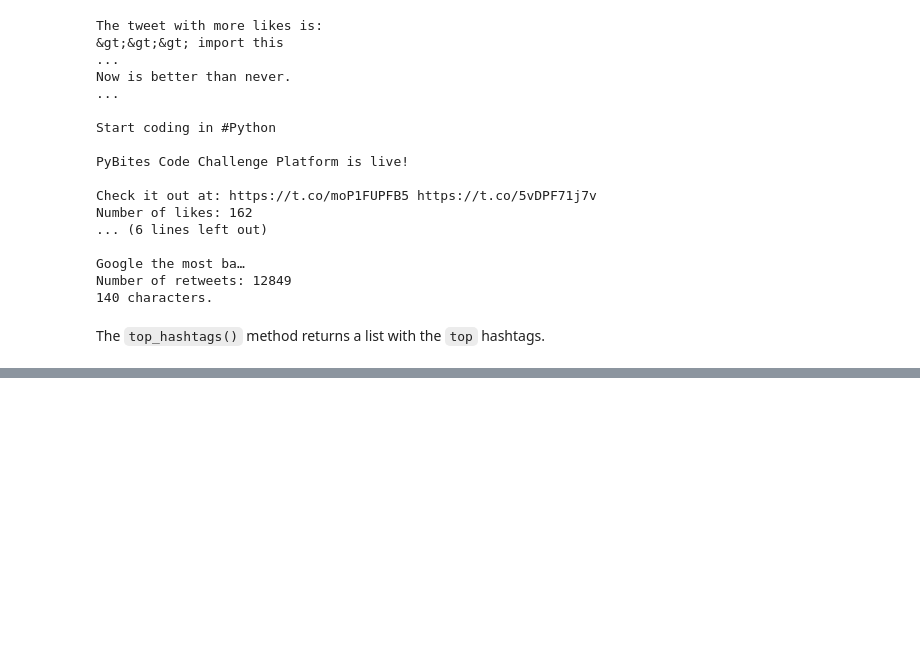
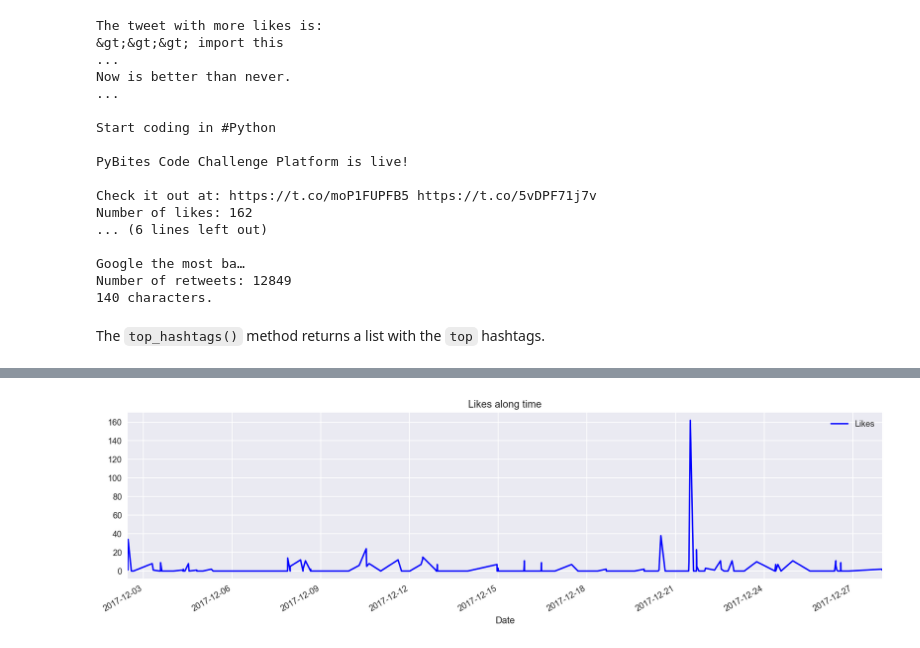
Before and after one commit to RodolfoFerro/TwHashtagsVis, a Jupyter notebook: scripts/Twitter hashtags visualization.ipynb, the cells around one changed output, grey strips where cells are left out. Drawn from its saved outputs; the diff is of its cells as text; code cells hidden in the pictures; blank space fills up the shorter version.

```diff
--- a/scripts/Twitter hashtags visualization.ipynb
+++ b/scripts/Twitter hashtags visualization.ipynb
@@ -171,0 +181,4 @@ for i, hashtag in enumerate(top):
+# %%
+visualizer.likes()
+# %% [output]
+[figure, added]
```
Also changed, not shown: parts of 5 cells of this notebook, 1 other file.
